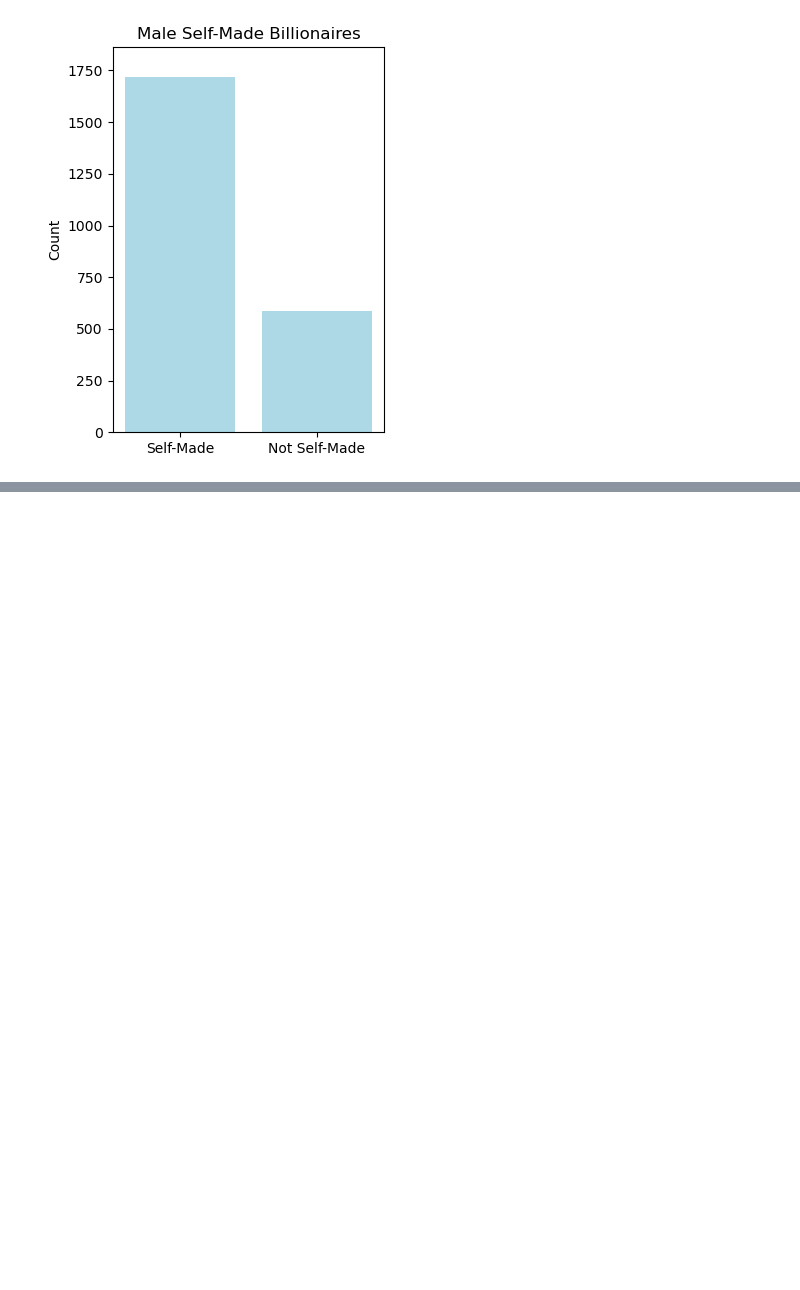
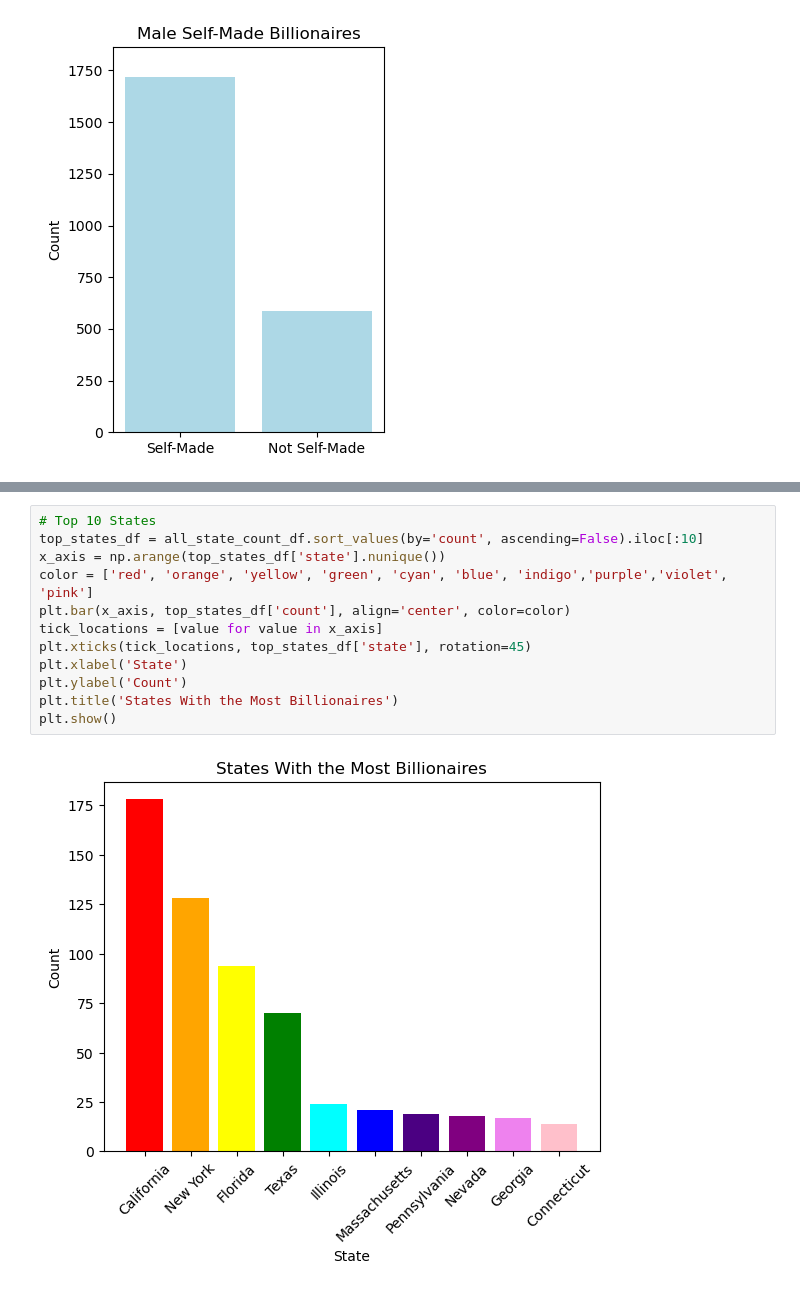
Before and after one commit to matvio16/billionaires, a Jupyter notebook: billionaires.ipynb, the cells around one changed output, grey strips where cells are left out. Drawn from its saved outputs; the diff is of its cells as text; blank space fills up the shorter version.

```diff
--- a/billionaires.ipynb
+++ b/billionaires.ipynb
@@ -238,0 +296,14 @@ plt.show()
+# %%
+# Top 10 States
+top_states_df = all_state_count_df.sort_values(by='count', ascending=False).iloc[:10]
+x_axis = np.arange(top_states_df['state'].nunique())
+color = ['red', 'orange', 'yellow', 'green', 'cyan', 'blue', 'indigo','purple','violet', 'pink']
+plt.bar(x_axis, top_states_df['count'], align='center', color=color)
+tick_locations = [value for value in x_axis]
+plt.xticks(tick_locations, top_states_df['state'], rotation=45)
+plt.xlabel('State')
+plt.ylabel('Count')
+plt.title('States With the Most Billionaires')
+plt.show()
+# %% [output]
+[figure, added]
```
Also changed, not shown: parts of 4 cells of this notebook, 3 other files.
